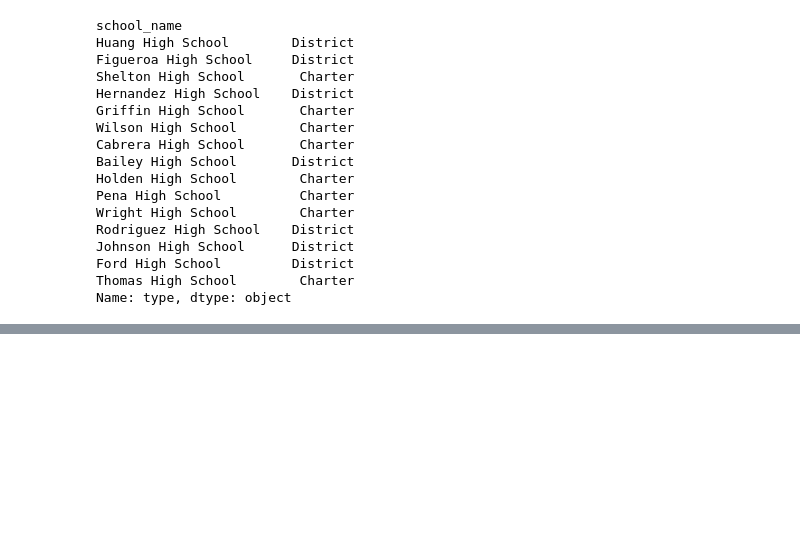
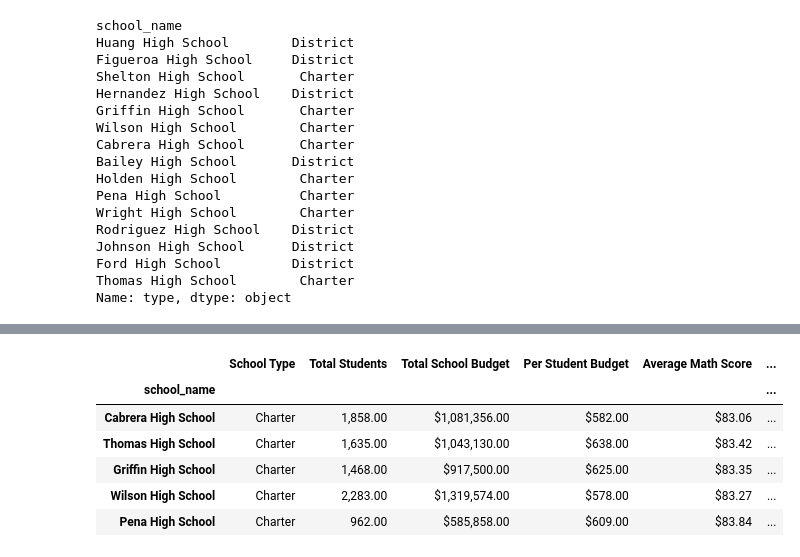
Before and after one commit to HarrietOrleans/pandas-challenge, a Jupyter notebook: PyCitySchools/PyCitySchools_challenge.ipynb, the cells around one changed output, grey strips where cells are left out. Drawn from its saved outputs; the diff is of its cells as text; code cells hidden in the pictures; blank space fills up the shorter version.

```diff
--- a/PyCitySchools/PyCitySchools_challenge.ipynb
+++ b/PyCitySchools/PyCitySchools_challenge.ipynb
@@ -163,0 +193,5 @@ dtype: float64
+# %%
+# Calculate the number of students per school with reading scores of 70 or higher from school_data_complete
+students_passing_reading = school_data_complete[school_data_complete['reading_score'] >= 70]
+school_students_passing_reading = students_passing_reading.groupby('school_name')['Student ID'].count()
+school_students_passing_reading
@@ -163,0 +222,36 @@ dtype: float64
+# %%
+#school_students_passing_math = school_students_passing_math.reindex(per_school_counts.index, fill_value=0)
+#school_students_passing_reading = school_students_passing_reading.reindex(per_school_counts.index, fill_value=0)
+#school_students_passing_math_and_reading = school_students_passing_math_and_reading.reindex(per_school_counts.index, fill_value=0)
+
+# Use the provided code to calculate the passing rates
+per_school_passing_math = school_students_passing_math / per_school_counts * 100
+per_school_passing_reading = school_students_passing_reading / per_school_counts * 100
+overall_passing_rate = school_students_passing_math_and_reading / per_school_counts * 100
+# %%
+# Create the per_school_summary DataFrame
+per_school_summary = pd.DataFrame({
+    "School Type": school_types,
+    "Total Students": per_school_counts,
+    "Total School Budget": per_school_budget,
+    "Per Student Budget": per_school_capita,
+    "Average Math Score": per_school_math,
+    "Average Reading Score": per_school_reading,
+    "% Passing Math": per_school_passing_math,
+    "% Passing Reading": per_school_passing_reading,
+    "Overall Passing Rate": overall_passing_rate
+})
+
+# Format the 'Total Students' and 'Total School Budget' columns
+per_school_summary["Total Students"] = per_school_summary["Total Students"].map("{:,.2f}".format)
+per_school_summary["Total School Budget"] = per_school_summary["Total School Budget"].map("${:,.2f}".format)
+per_school_summary["Per Student Budget"] = per_school_summary["Per Student Budget"].map("${:,.2f}".format)
+per_school_summary["Average Math Score"] = per_school_summary["Average Math Score"].map("${:,.2f}".format)
+per_school_summary["Average Reading Score"] = per_school_summary["Average Reading Score"].map("${:,.2f}".format)
+per_school_summary["% Passing Math"] = per_school_summary["% Passing Math"].map("${:,.2f}".format)
+per_school_summary["% Passing Reading"] = per_school_summary["% Passing Reading"].map("${:,.2f}".format)
+per_school_summary["Overall Passing Rate"] = per_school_summary["Overall Passing Rate"].map("${:,.2f}".format)
+
+
+# Display the per_school_summary DataFrame
+print(per_school_summary)
@@ -163,0 +276,12 @@ dtype: float64
+# %%
+# Sort the schools by `% Overall Passing` in descending order and display the top 5 rows.
+top_schools = per_school_summary.sort_values("Overall Passing Rate", ascending=False)
+top_schools.head(5)
+# %% [output]
+|  | School Type | Total Students | Total School Budget | Per Student Budget | Average Math Score | ... |
+| school_name |  |  |  |  |  | ... |
+| Cabrera High School | Charter | 1,858.00 | $1,081,356.00 | $582.00 | $83.06 | ... |
+| Thomas High School | Charter | 1,635.00 | $1,043,130.00 | $638.00 | $83.42 | ... |
+| Griffin High School | Charter | 1,468.00 | $917,500.00 | $625.00 | $83.35 | ... |
+| Wilson High School | Charter | 2,283.00 | $1,319,574.00 | $578.00 | $83.27 | ... |
+| Pena High School | Charter | 962.00 | $585,858.00 | $609.00 | $83.84 | ... |
```
Also changed, not shown: parts of 19 cells of this notebook.
